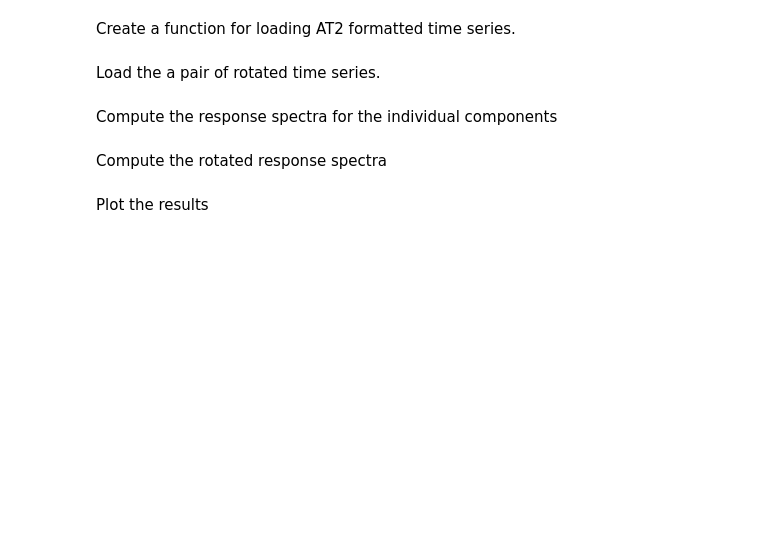
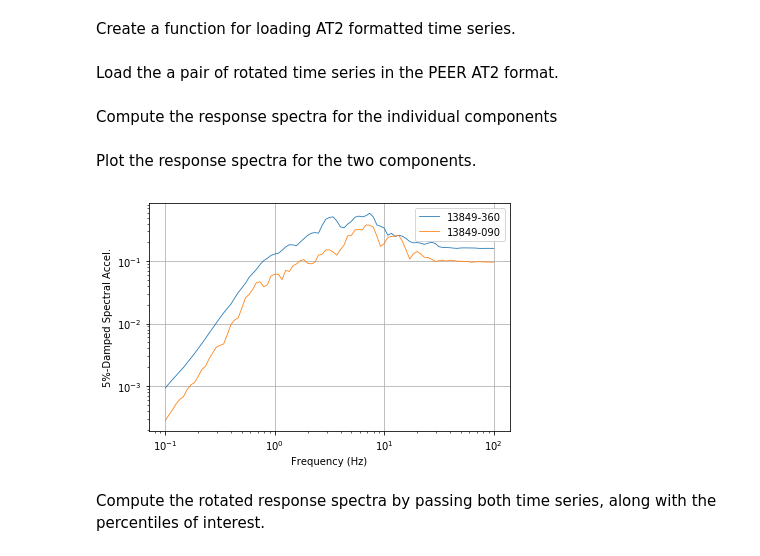
Before and after one commit to arkottke/pyrotd, a Jupyter notebook: example.ipynb, the cells around one changed output. Cells and saved outputs as stored; diff of their text form; code cells hidden in the pictures; blank space fills up the shorter version.

```diff
--- a/example.ipynb
+++ b/example.ipynb
@@ -19,7 +19,7 @@ def load_at2(fpath):
         accels = np.array([p for l in fp for p in l.split()]).astype(float)
     return time_step, accels
 # %% [markdown]
-Load the a pair of rotated time series.
+Load the a pair of rotated time series in the PEER AT2 format.
 # %%
 fnames = ['RSN8883_14383980_13849360.AT2', 'RSN8883_14383980_13849090.AT2']
 time_series = []
@@ -44,6 +44,23 @@ for ts in time_series:
     ts['spec_accels'] = pyrotd.calc_spec_accels(
         ts['time_step'], ts['accels'], osc_freqs, osc_damping
     )
+# %% [markdown]
+Plot the response spectra for the two components.
+# %%
+fig, ax = plt.subplots()
+
+for ts in time_series:
+    ax.plot(osc_freqs, ts['spec_accels'], linewidth=0.8, label=ts['name'])
+
+ax.set(
+    xlabel='Frequency (Hz)', xscale='log', alpha=0.8,
+    ylabel='5%-Damped Spectral Accel.', yscale='log',
+)
+ax.legend()
+ax.grid()
+fig.tight_layout()
+# %% [output]
+[figure, added]
 # %% [markdown]
-Compute the rotated response spectra
+Compute the rotated response spectra by passing both time series, along with the percentiles of interest.
 # %%
@@ -52,5 +69,3 @@ rot_spec_accels = pyrotd.calc_rotated_spec_accels(
     time_series[0]['accels'], time_series[1]['accels'],
     osc_freqs, osc_damping, percentiles=[0, 50, 100],
 )
-# %% [markdown]
-Plot the results
```
Also changed, not shown: parts of 6 cells of this notebook.
